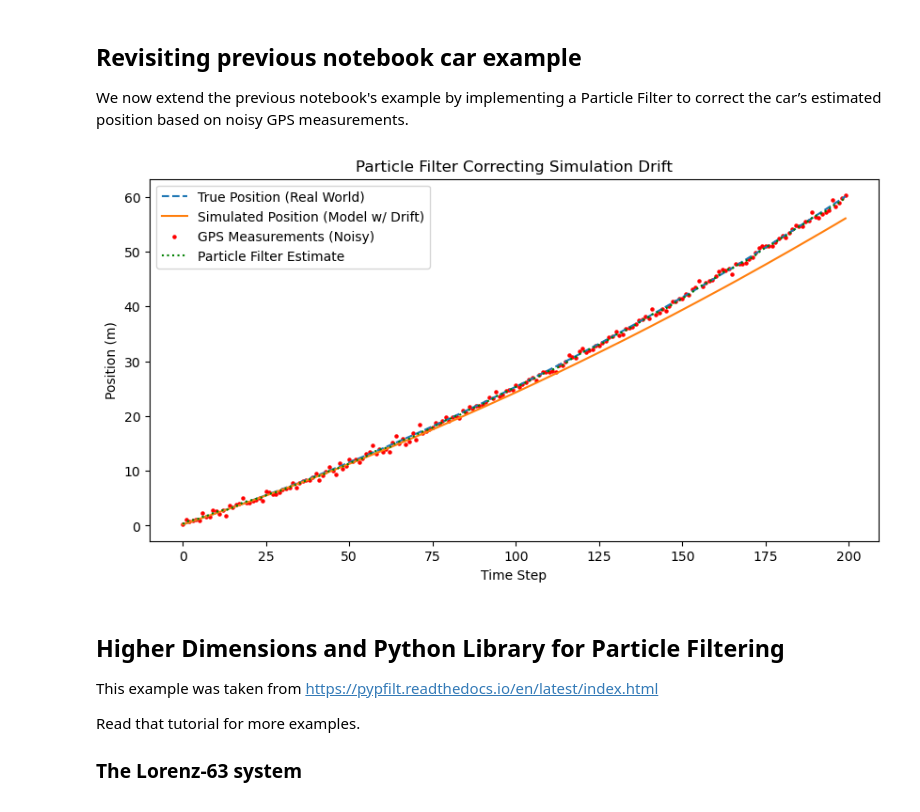
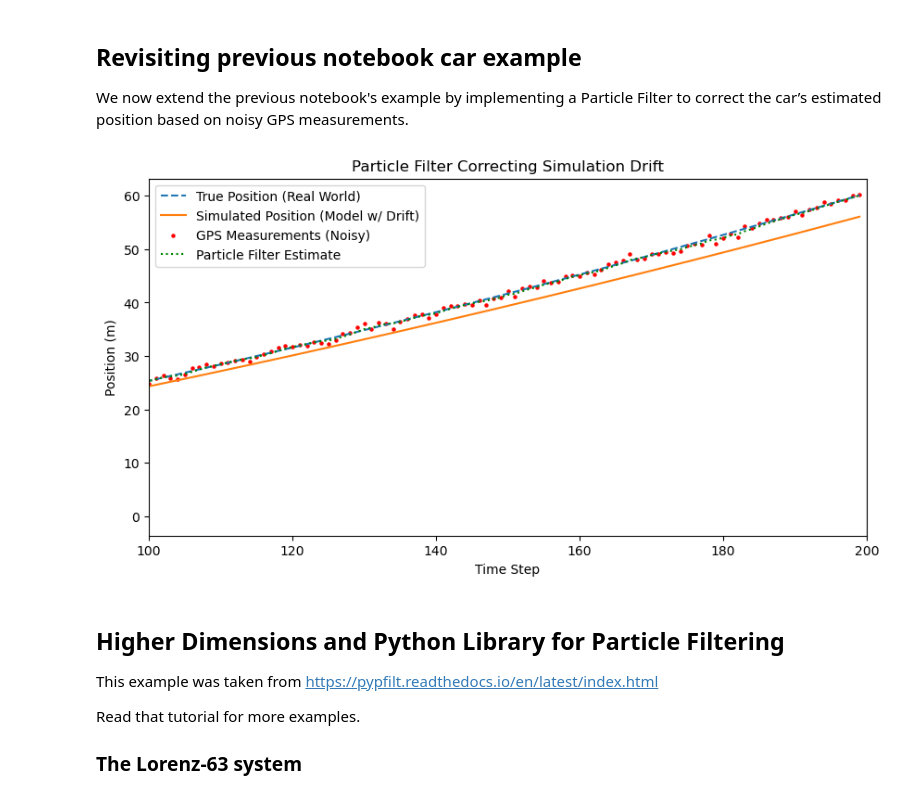
Before and after one commit to Soellingvraa/IncubatorDTCourse, a Jupyter notebook: 7-SoftwareSensing/1-Particle-Filtering.ipynb, the cells around one changed output. Saved outputs shown, nothing was run; the diff lists cells and outputs as text; code cells hidden in the pictures.

```diff
--- a/7-SoftwareSensing/1-Particle-Filtering.ipynb
+++ b/7-SoftwareSensing/1-Particle-Filtering.ipynb
@@ -318,7 +318,7 @@ steps = int(T / dt)
 
 # Plot x-axis window controls (in time-step index).
 # Set to None to use full range.
-x_min = 0
+x_min = 100
 x_max = steps
 
 # True car dynamics (real-world)
@@ -368,34 +368,34 @@ for _ in range(steps):
     weights /= np.sum(weights)  # Normalize weights
 
     # 3. Resampling: Draw new particles based on weights
     indices = np.random.choice(range(num_particles), size=num_particles, p=weights)
     particles = particles[indices]
 
     # Store estimated position as the mean of particles
     pf_estimate = np.mean(particles)
 
     # Store values
     true_positions.append(true_x)
     sim_positions.append(sim_x)
     gps_measurements.append(gps_x)
     pf_estimates.append(pf_estimate)
 
 # Plot results
 time_idx = range(len(true_positions))
 plt.figure(figsize=(10, 5))
 plt.plot(time_idx, true_positions, label="True Position (Real World)", linestyle='dashed')
 plt.plot(time_idx, sim_positions, label="Simulated Position (Model w/ Drift)", linestyle='solid')
 plt.scatter(range(len(gps_measurements)), gps_measurements, label="GPS Measurements (Noisy)", color='red', s=5)
 plt.plot(time_idx, pf_estimates, label="Particle Filter Estimate", linestyle='dotted', color='green')
 plt.xlabel("Time Step")
 plt.ylabel("Position (m)")
 plt.legend()
 plt.title("Particle Filter Correcting Simulation Drift")
 if x_min is not None or x_max is not None:
     plt.xlim(left=x_min, right=x_max)
 plt.show()
 # %% [output]
-[figure, old version]
+[figure, new version]
 # %% [markdown]
 ## Higher Dimensions and Python Library for Particle Filtering
 
```
